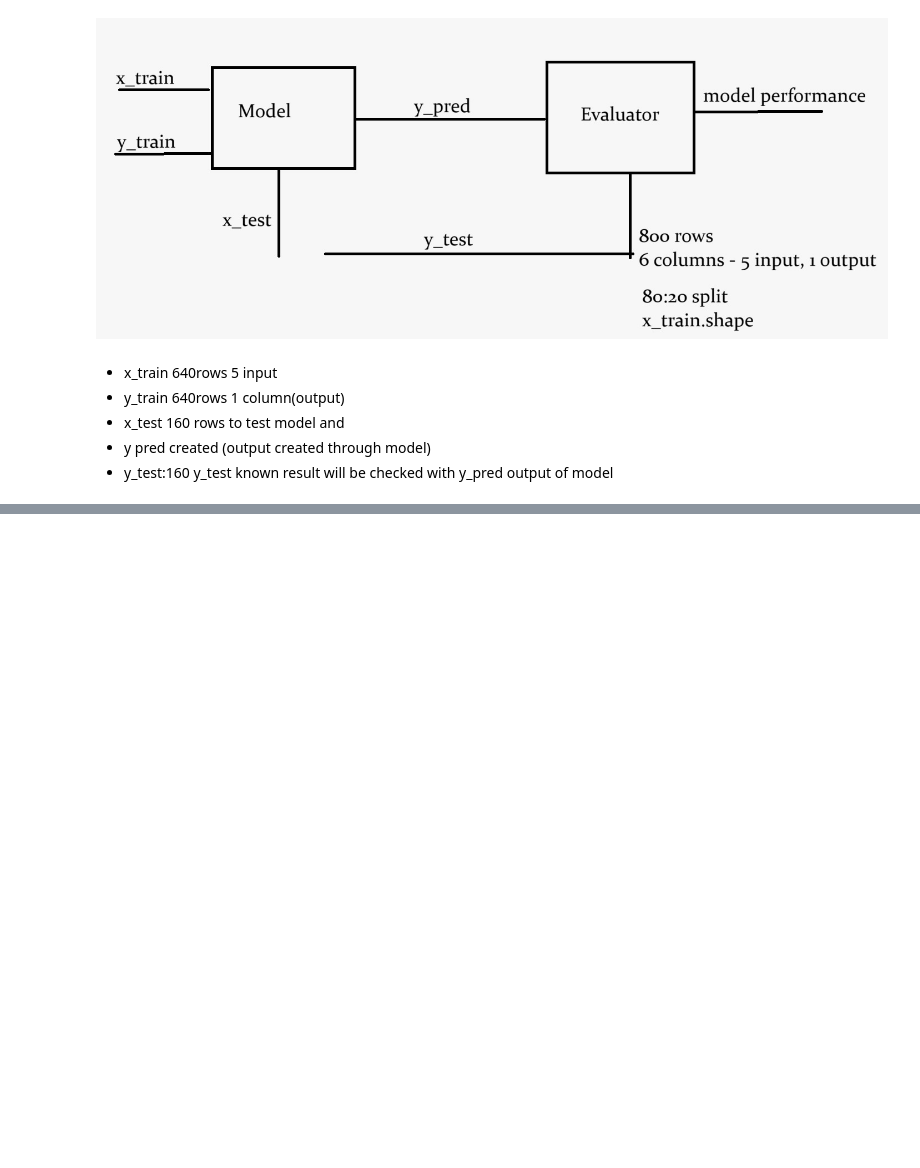
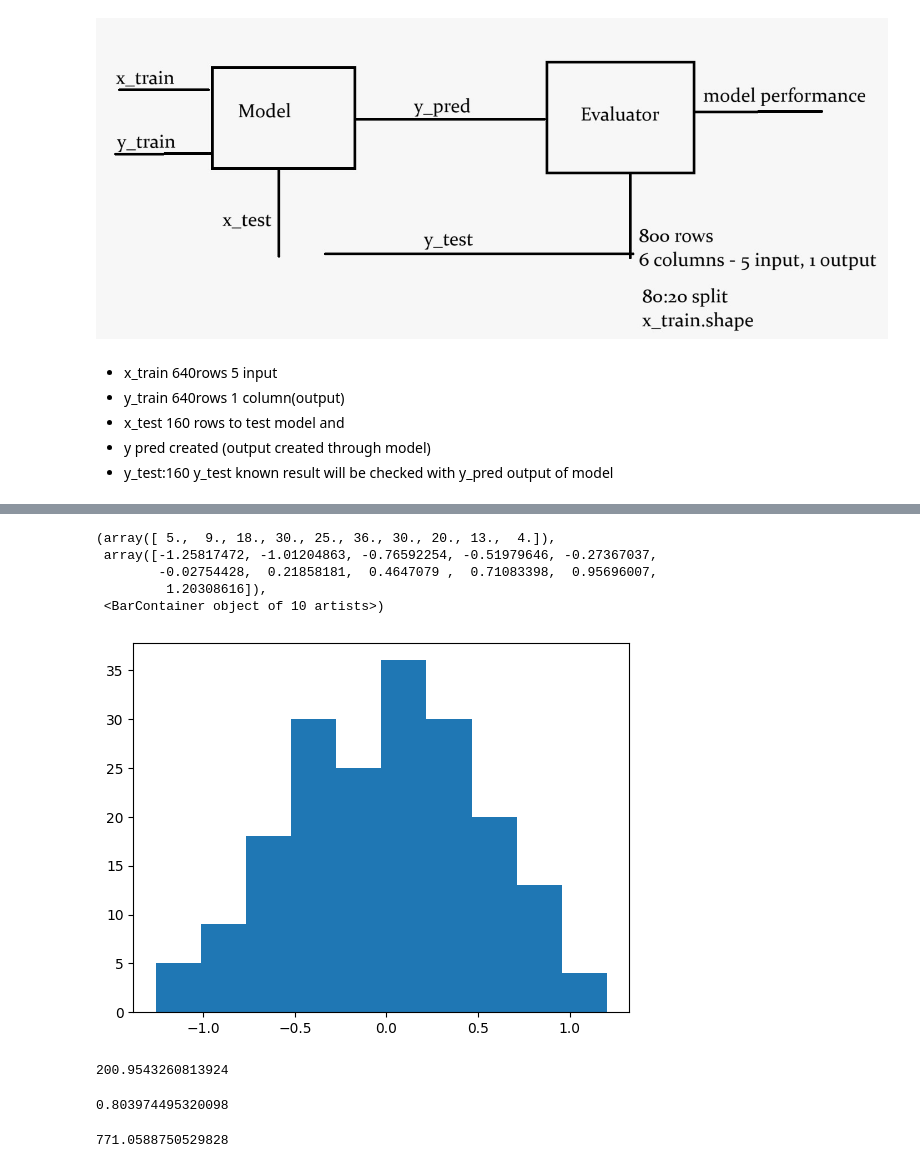
Before and after one commit to chaitanysaraswat/Advanced-Analytics-Using-Statistics, a Jupyter notebook: lecture13.ipynb, the cells around one changed output, grey strips where cells are left out. Cells and saved outputs as stored; diff of their text form; code cells hidden in the pictures; blank space fills up the shorter version.

```diff
--- a/lecture13.ipynb
+++ b/lecture13.ipynb
@@ -18,0 +176,4 @@
+# %%
+# train and test data split
+x_train,x_test,y_train,y_test=train_test_split(df.waiting,df.eruptions,test_size=0.3,random_state=20)
+x_train.head()
@@ -18,0 +188,6 @@
+# %%
+# add constant term
+
+x_train=sm.add_constant(x_train,prepend=False)
+x_test=sm.add_constant(x_test,prepend=False)
+x_train.head()
@@ -18,0 +218,11 @@
+# %%
+#prepare model
+mod1=sm.OLS(y_train,x_train).fit()
+print(mod1.summary())
+# R-squared:                       0.804 80% variations is explained by model it is used testing using x_train dataset after making model
+# ==============================================================================
+#                  coef        std err          t                  P>|t|                 [0.025      0.975]
+# ------------------------------------------------------------------------------
+# waiting        0.0782(m)      0.003     27.768coef/stderr      0.000(norm.ppf(t))       0.073q1       0.084q3
+# const         -2.0814(c)      0.203    -10.273coef/stderr      0.000(norm.ppf(t))      -2.481      -1.682
+# ==============================================================================
@@ -18,0 +263,5 @@
+# %%
+y_preds=mod1.predict(x_train)
+print(y_preds.head(),end='\n\n')
+
+print(y_train.head())
@@ -18,0 +282,10 @@
+# %%
+residual=y_train-y_preds
+plt.hist(residual)
+# %% [output]
+(array([ 5.,  9., 18., 30., 25., 36., 30., 20., 13.,  4.]),
+ array([-1.25817472, -1.01204863, -0.76592254, -0.51979646, -0.27367037,
+        -0.02754428,  0.21858181,  0.4647079 ,  0.71083398,  0.95696007,
+         1.20308616]),
+ <BarContainer object of 10 artists>)
+[figure, added]
@@ -18,0 +299,19 @@
+# %%
+SSR  =  sst - SSE
+SSR
+# sum square of regression or expalined variation
+# %% [output]
+200.9543260813924
+# %%
+SSR/sst     # fraction of total variation explained by the model  this ratio is the same as r2
+# %% [output]
+0.803974495320098
+# %%
+F=((SSR)/(1))/(SSE/188)
+F
+# NUMBER OF VALUES=190
+# TOTAL DF=189
+# DOF OF REGRESSION=2(m+c)-1=1
+# DOF for error or residual=189-1=188
+# %% [output]
+771.0588750529828
```
Also changed, not shown: parts of 26 cells of this notebook.
